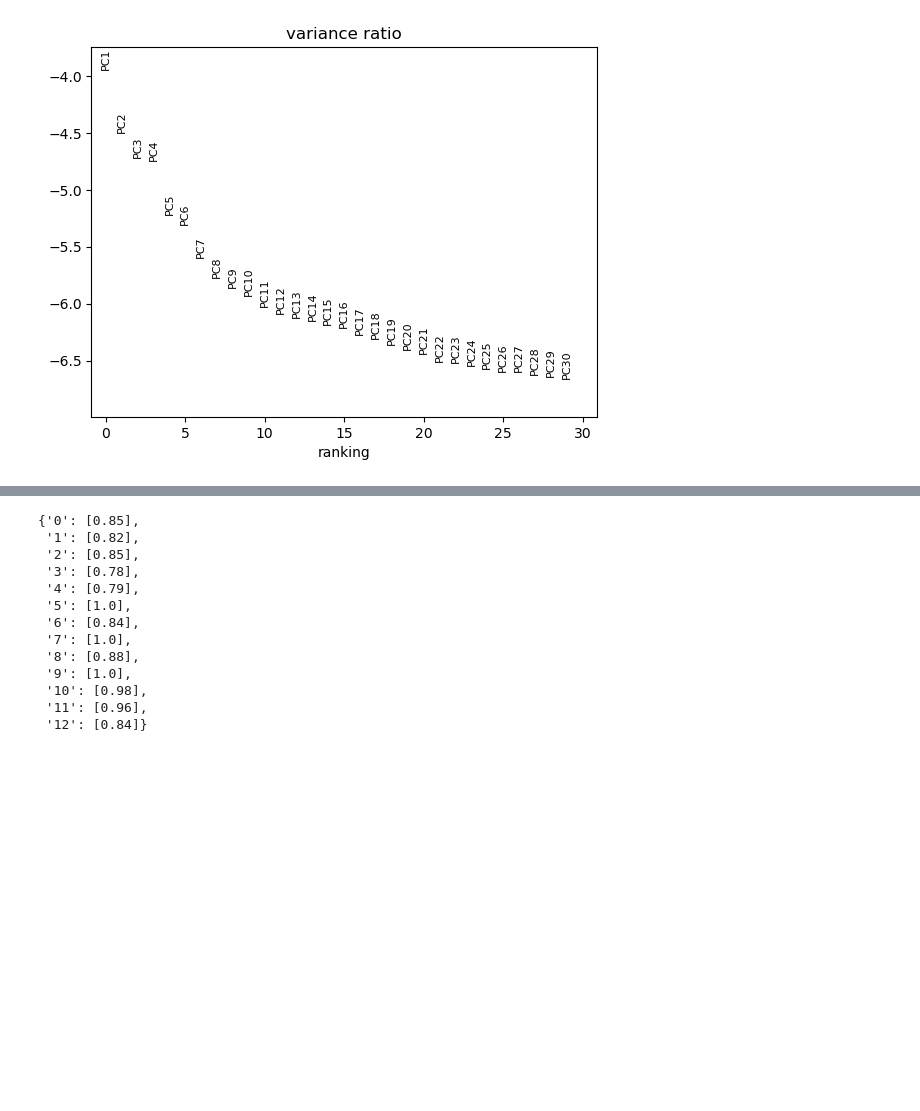
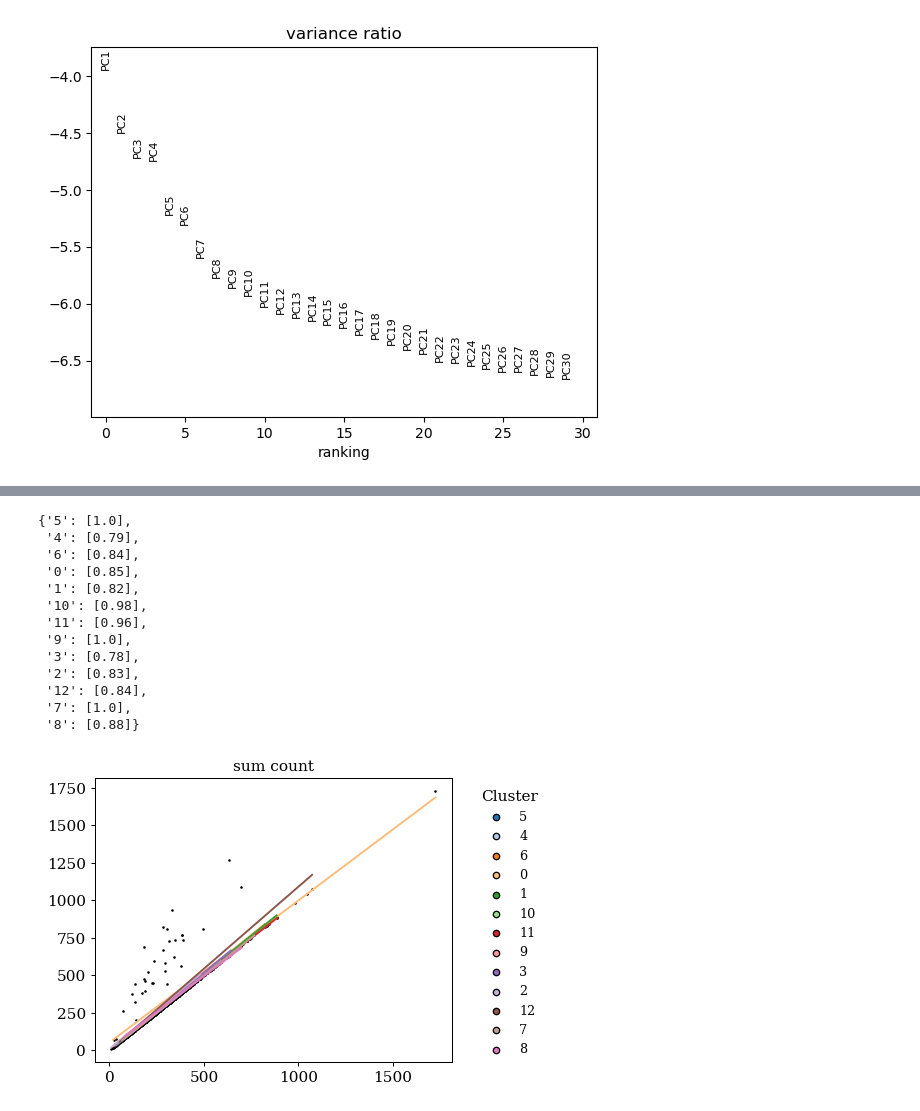
Before and after one commit to gkanfer/SpatialOmicsToolkit, a Jupyter notebook: Untitled-Copy1.ipynb, the cells around one changed output, grey strips where cells are left out. Drawn from its saved outputs; the diff is of its cells as text; code cells hidden in the pictures; blank space fills up the shorter version.

```diff
--- a/Untitled-Copy1.ipynb
+++ b/Untitled-Copy1.ipynb
@@ -216,7 +308,0 @@ plt.spy(dist)
-# %%
-import cupyx
-andata.obsp["knn_weights"] = cupyx.scipy.sparse.csr_matrix(dist)
-del dist
-knn_graph = "knn_weights"
-# %%
-andata.obsp["knn_connectivities"] = (andata.obsp[knn_graph] > 0).astype(cp.float32)
@@ -300,16 +308,0 @@ for cluster in unique_clusters:
-# %%
-r_squared_contain
-# %% [output]
-{'0': [0.85],
- '1': [0.82],
- '2': [0.85],
- '3': [0.78],
- '4': [0.79],
- '5': [1.0],
- '6': [0.84],
- '7': [1.0],
- '8': [0.88],
- '9': [1.0],
- '10': [0.98],
- '11': [0.96],
- '12': [0.84]}
@@ -363,0 +311,17 @@ FilePrefix = "_072824"
+# %%
+plot_moran(andata = andata,feature = 'total_counts', figsize =(5,4),xlabel = '',ylabel = '',title = 'sum count',s =1)
+# %% [output]
+{'5': [1.0],
+ '4': [0.79],
+ '6': [0.84],
+ '0': [0.85],
+ '1': [0.82],
+ '10': [0.98],
+ '11': [0.96],
+ '9': [1.0],
+ '3': [0.78],
+ '2': [0.83],
+ '12': [0.84],
+ '7': [1.0],
+ '8': [0.88]}
+[figure, added]
```
Also changed, not shown: parts of 19 cells of this notebook, 4 other files.
